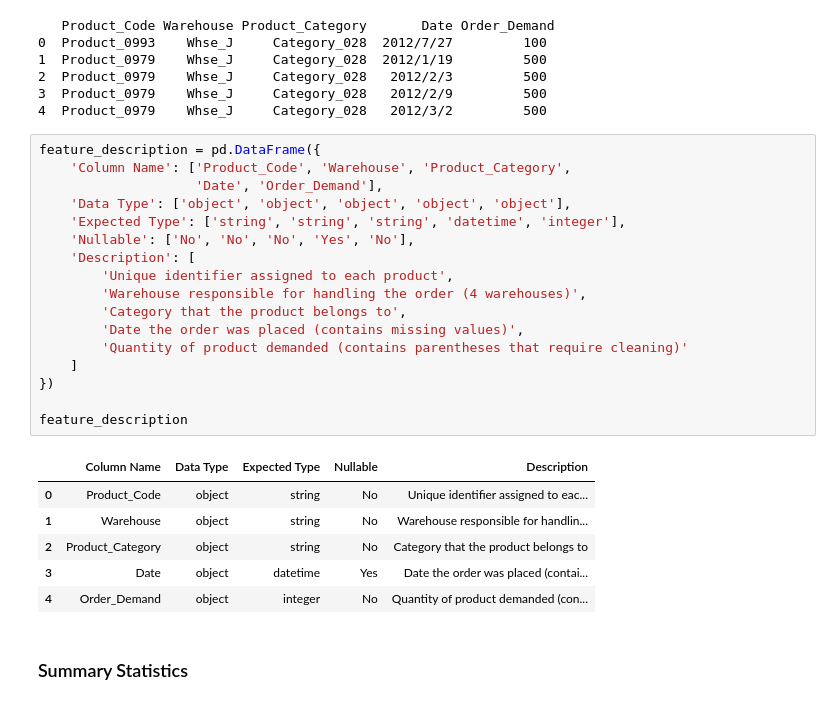
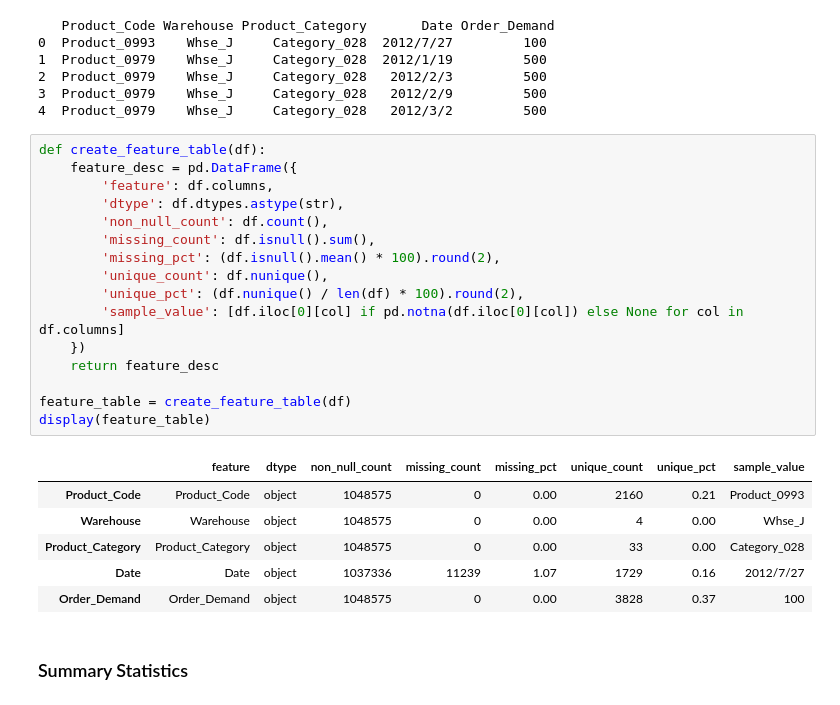
Before and after one commit to MayZinKo/Demand_Management_Industrial_Analytics_Project, a Jupyter notebook: Demand_Forecast_Formal.ipynb, the cells around one changed output. Cells and saved outputs as stored; diff of their text form.

```diff
--- a/Demand_Forecast_Formal.ipynb
+++ b/Demand_Forecast_Formal.ipynb
@@ -253,29 +263,28 @@ print(df.head())
 3  Product_0979    Whse_J     Category_028   2012/2/9         500
 4  Product_0979    Whse_J     Category_028   2012/3/2         500
 # %%
-feature_description = pd.DataFrame({
-    'Column Name': ['Product_Code', 'Warehouse', 'Product_Category',
-                    'Date', 'Order_Demand'],
-    'Data Type': ['object', 'object', 'object', 'object', 'object'],
-    'Expected Type': ['string', 'string', 'string', 'datetime', 'integer'],
-    'Nullable': ['No', 'No', 'No', 'Yes', 'No'],
-    'Description': [
-        'Unique identifier assigned to each product',
-        'Warehouse responsible for handling the order (4 warehouses)',
-        'Category that the product belongs to',
-        'Date the order was placed (contains missing values)',
-        'Quantity of product demanded (contains parentheses that require cleaning)'
-    ]
-})
+def create_feature_table(df):
+    feature_desc = pd.DataFrame({
+        'feature': df.columns,
+        'dtype': df.dtypes.astype(str),
+        'non_null_count': df.count(),
+        'missing_count': df.isnull().sum(),
+        'missing_pct': (df.isnull().mean() * 100).round(2),
+        'unique_count': df.nunique(),
+        'unique_pct': (df.nunique() / len(df) * 100).round(2),
+        'sample_value': [df.iloc[0][col] if pd.notna(df.iloc[0][col]) else None for col in df.columns]
+    })
+    return feature_desc
 
-feature_description
+feature_table = create_feature_table(df)
+display(feature_table)
 # %% [output]
-|  | Column Name | Data Type | Expected Type | Nullable | Description |
-| 0 | Product_Code | object | string | No | Unique identifier assigned to eac... |
-| 1 | Warehouse | object | string | No | Warehouse responsible for handlin... |
-| 2 | Product_Category | object | string | No | Category that the product belongs to |
-| 3 | Date | object | datetime | Yes | Date the order was placed (contai... |
-| 4 | Order_Demand | object | integer | No | Quantity of product demanded (con... |
+|  | feature | dtype | non_null_count | missing_count | missing_pct | unique_count | unique_pct | sample_value |
+| Product_Code | Product_Code | object | 1048575 | 0 | 0.00 | 2160 | 0.21 | Product_0993 |
+| Warehouse | Warehouse | object | 1048575 | 0 | 0.00 | 4 | 0.00 | Whse_J |
+| Product_Category | Product_Category | object | 1048575 | 0 | 0.00 | 33 | 0.00 | Category_028 |
+| Date | Date | object | 1037336 | 11239 | 1.07 | 1729 | 0.16 | 2012/7/27 |
+| Order_Demand | Order_Demand | object | 1048575 | 0 | 0.00 | 3828 | 0.37 | 100 |
 # %% [markdown]
 ### Summary Statistics
 # %%
```
Also changed, not shown: parts of 98 cells of this notebook, 1 other file.
